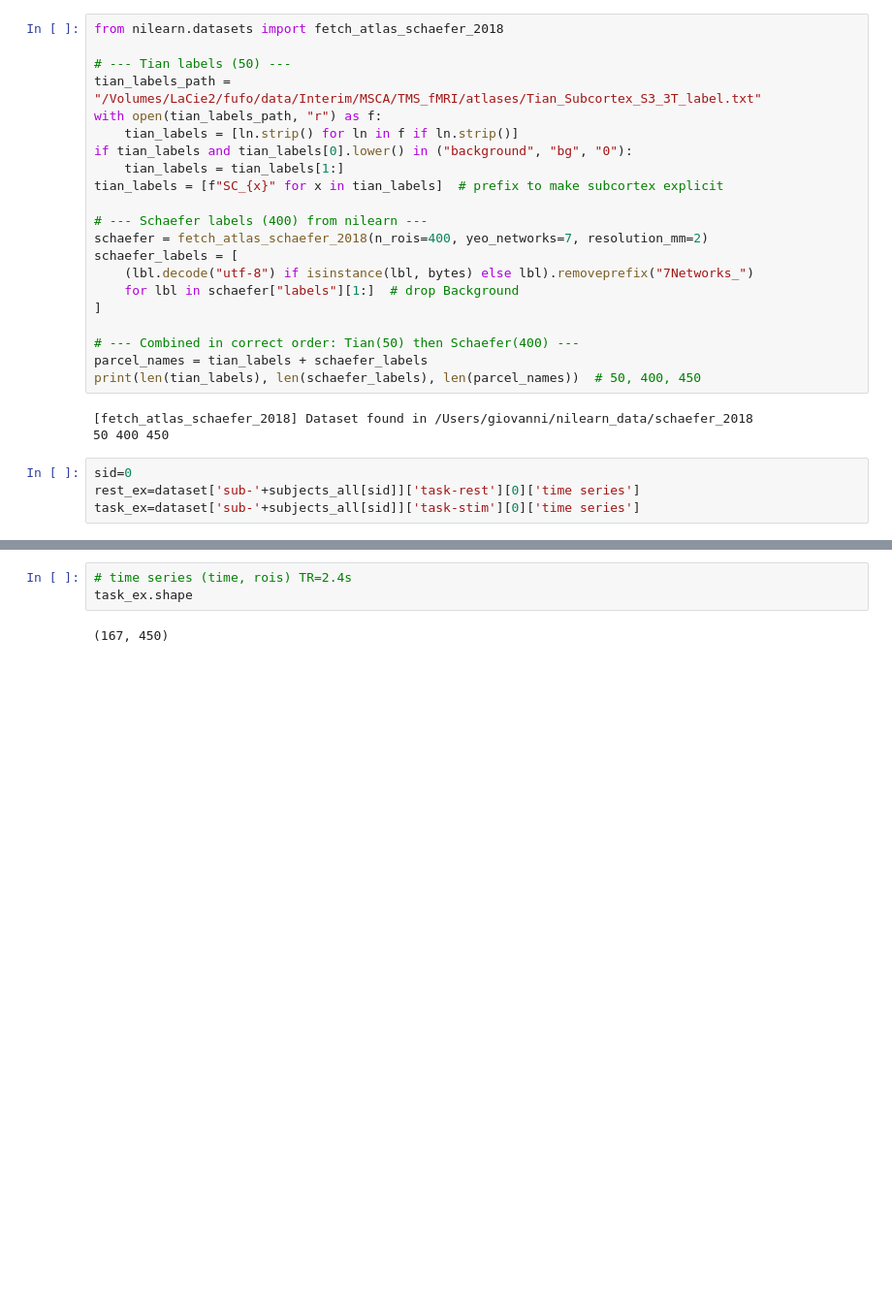
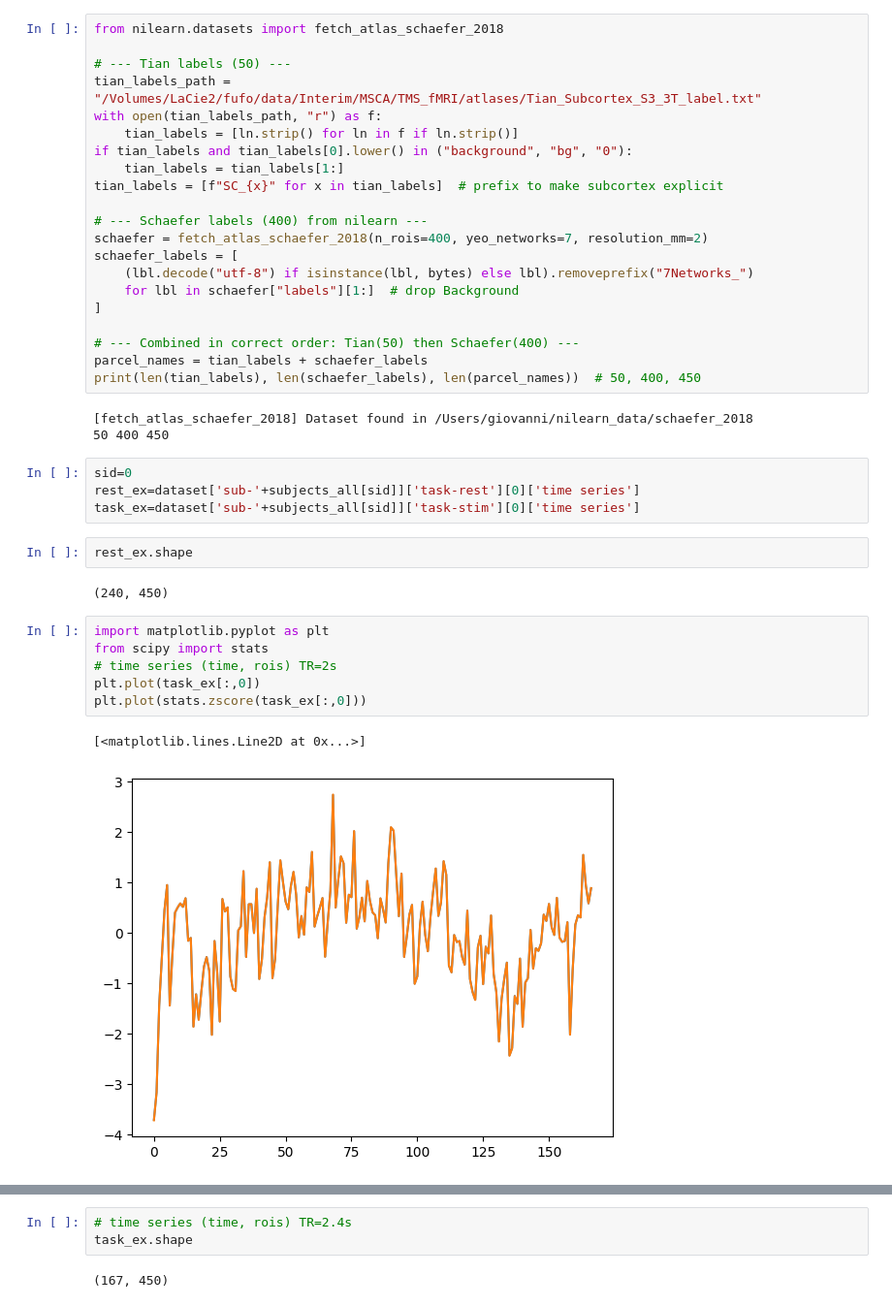
Before and after one commit to grabuffo/BrainStim_ANN_fMRI_HCP, a Jupyter notebook: notebooks/Extract_TMS_fMRI_data.ipynb, the cells around one changed output, grey strips where cells are left out. Shown at 97% size. Drawn from its saved outputs; the diff is of its cells as text; blank space fills up the shorter version.

```diff
--- a/notebooks/Extract_TMS_fMRI_data.ipynb
+++ b/notebooks/Extract_TMS_fMRI_data.ipynb
@@ -584,3 +580,16 @@ print(len(tian_labels), len(schaefer_labels), len(parcel_names))  # 50, 400, 450
 sid=0
 rest_ex=dataset['sub-'+subjects_all[sid]]['task-rest'][0]['time series']
 task_ex=dataset['sub-'+subjects_all[sid]]['task-stim'][0]['time series']
+# %%
+rest_ex.shape
+# %% [output]
+(240, 450)
+# %%
+import matplotlib.pyplot as plt
+from scipy import stats
+# time series (time, rois) TR=2s
+plt.plot(task_ex[:,0])
+plt.plot(stats.zscore(task_ex[:,0]))
+# %% [output]
+[<matplotlib.lines.Line2D at 0x...>]
+[figure, added]
```
Also changed, not shown: parts of 38 cells of this notebook.
